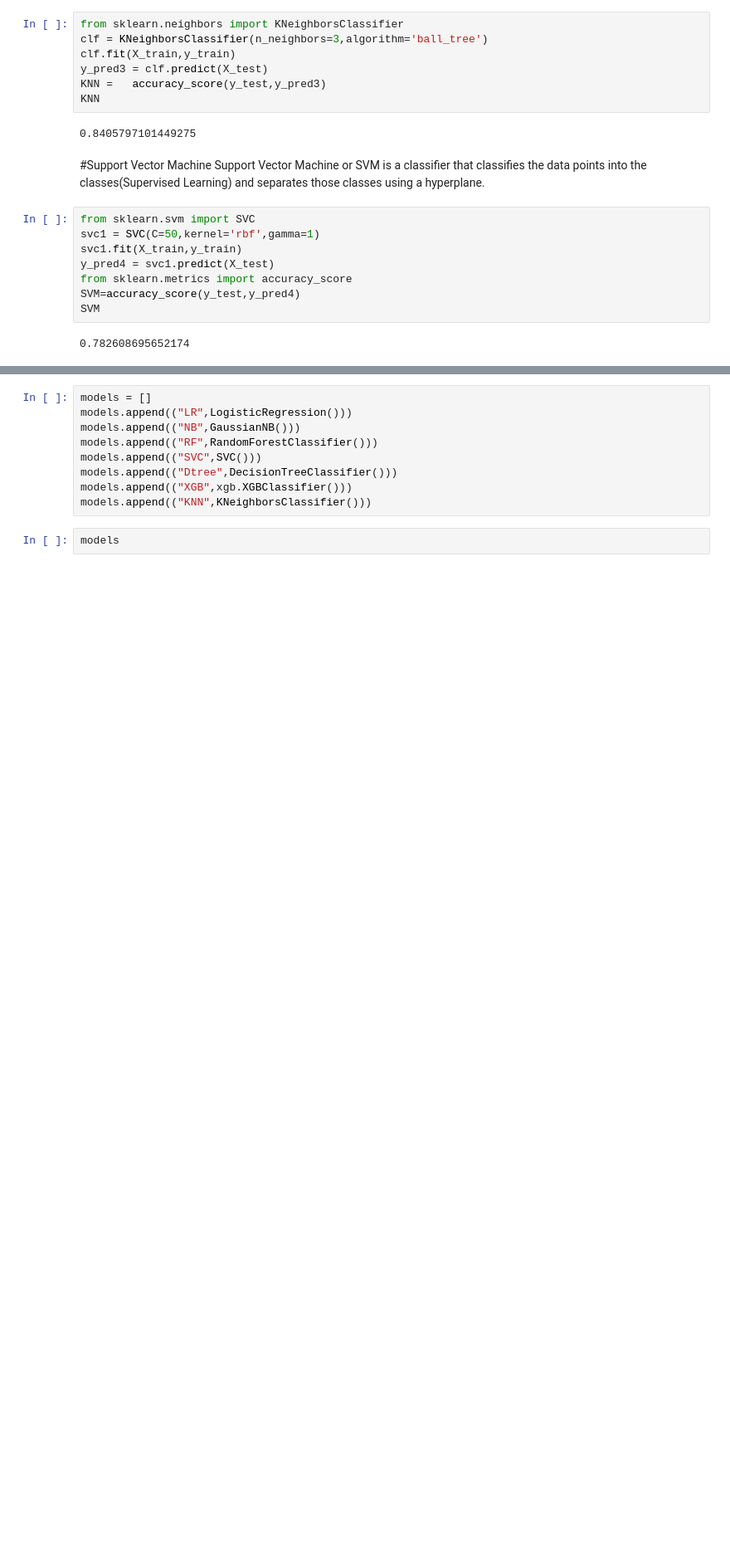
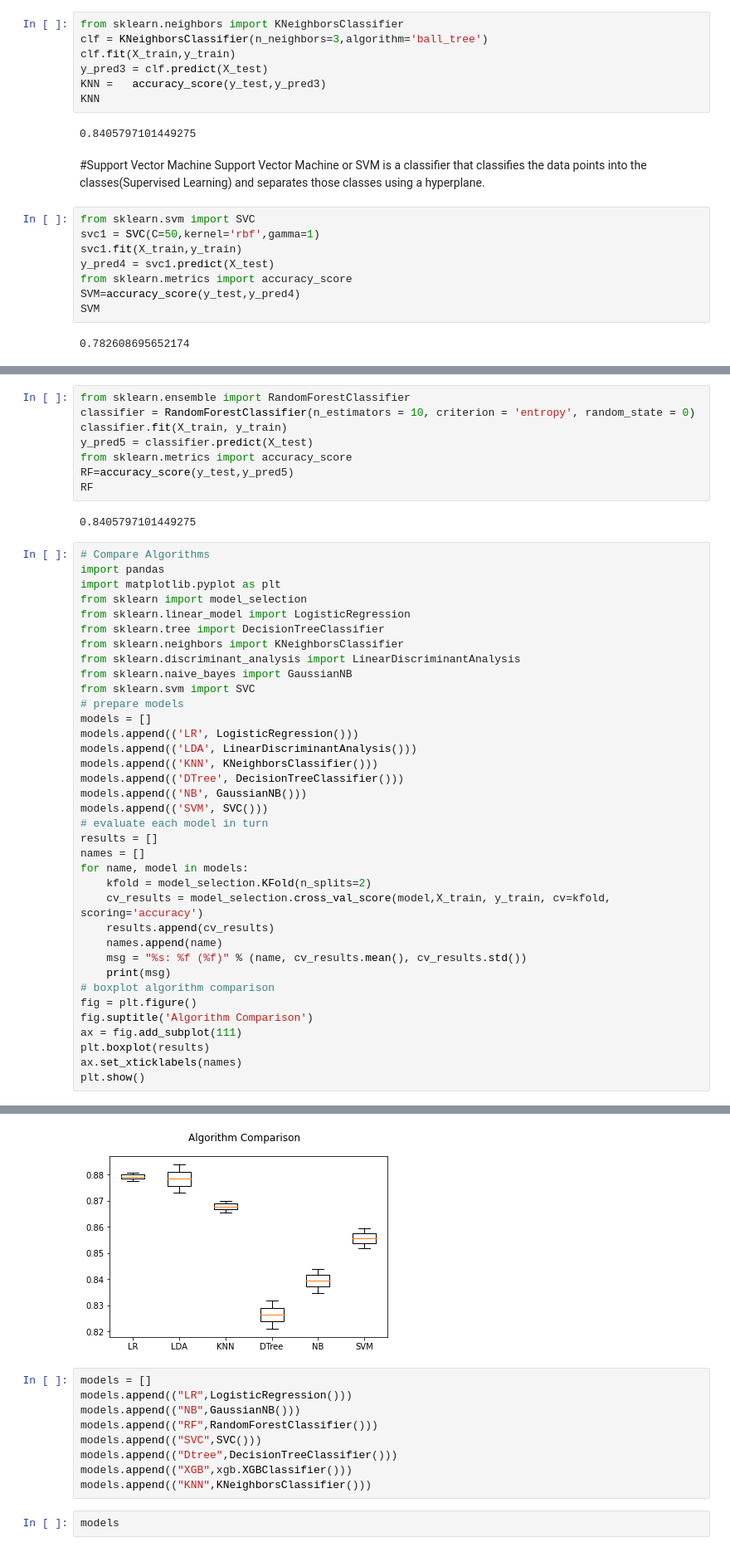
Before and after one commit to AbderrhmanAbdellatif/DataScience, a Jupyter notebook: Customer Lifetime Value.ipynb, the cells around one changed output, grey strips where cells are left out. Shown at 83% size. Cells and saved outputs as stored; diff of their text form; blank space fills up the shorter version.

```diff
--- a/Customer Lifetime Value.ipynb
+++ b/Customer Lifetime Value.ipynb
@@ -606,0 +609,47 @@ SVM
+# %%
+from sklearn.ensemble import RandomForestClassifier
+classifier = RandomForestClassifier(n_estimators = 10, criterion = 'entropy', random_state = 0)
+classifier.fit(X_train, y_train)
+y_pred5 = classifier.predict(X_test)
+from sklearn.metrics import accuracy_score
+RF=accuracy_score(y_test,y_pred5)
+RF
+# %% [output]
+0.8405797101449275
+# %%
+# Compare Algorithms
+import pandas
+import matplotlib.pyplot as plt
+from sklearn import model_selection
+from sklearn.linear_model import LogisticRegression
+from sklearn.tree import DecisionTreeClassifier
+from sklearn.neighbors import KNeighborsClassifier
+from sklearn.discriminant_analysis import LinearDiscriminantAnalysis
+from sklearn.naive_bayes import GaussianNB
+from sklearn.svm import SVC
+# prepare models
+models = []
+models.append(('LR', LogisticRegression()))
+models.append(('LDA', LinearDiscriminantAnalysis()))
+models.append(('KNN', KNeighborsClassifier()))
+models.append(('DTree', DecisionTreeClassifier()))
+models.append(('NB', GaussianNB()))
+models.append(('SVM', SVC()))
+# evaluate each model in turn
+results = []
+names = []
+for name, model in models:
+	kfold = model_selection.KFold(n_splits=2)
+	cv_results = model_selection.cross_val_score(model,X_train, y_train, cv=kfold, scoring='accuracy')
+	results.append(cv_results)
+	names.append(name)
+	msg = "%s: %f (%f)" % (name, cv_results.mean(), cv_results.std())
+	print(msg)
+# boxplot algorithm comparison
+fig = plt.figure()
+fig.suptitle('Algorithm Comparison')
+ax = fig.add_subplot(111)
+plt.boxplot(results)
+ax.set_xticklabels(names)
+plt.show()
+# %% [output]
@@ -607,3 +669,4 @@ SVM
+[figure, added]
 # %%
 models = []
 models.append(("LR",LogisticRegression()))
```
Also changed, not shown: parts of 2 cells of this notebook.
